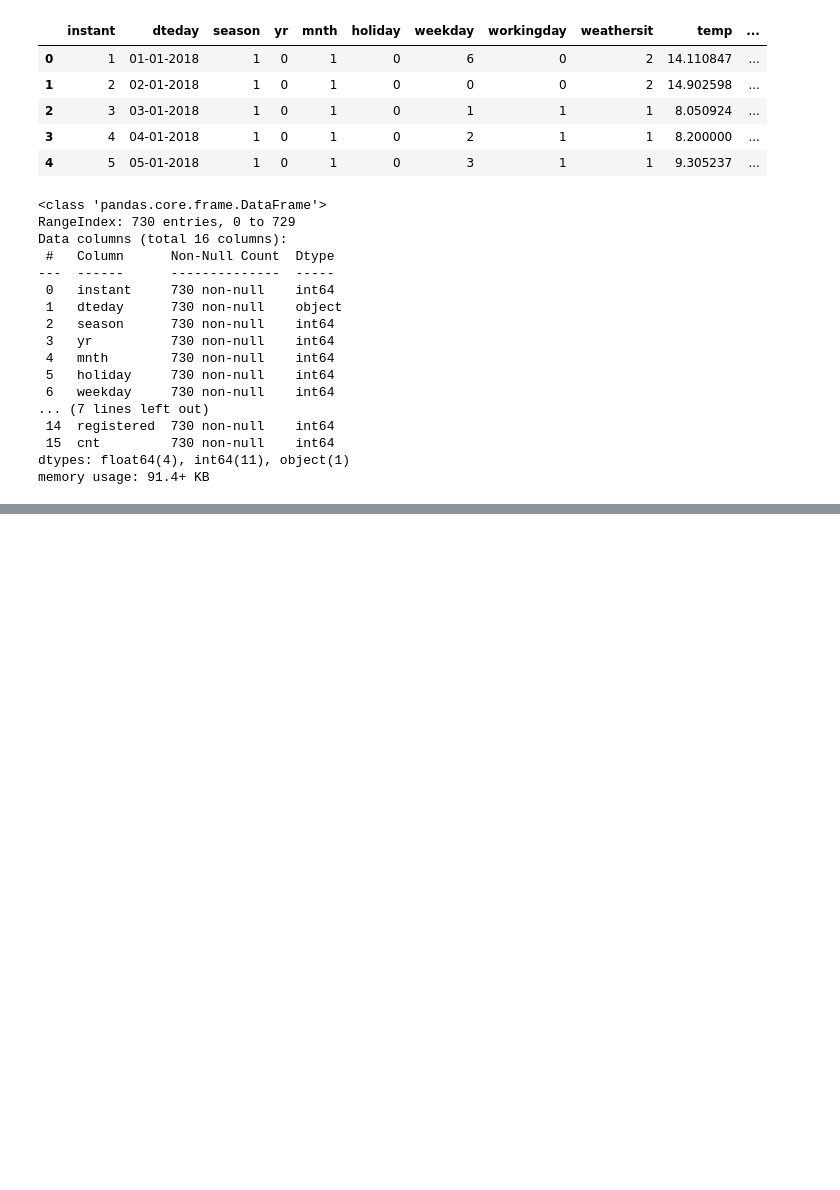
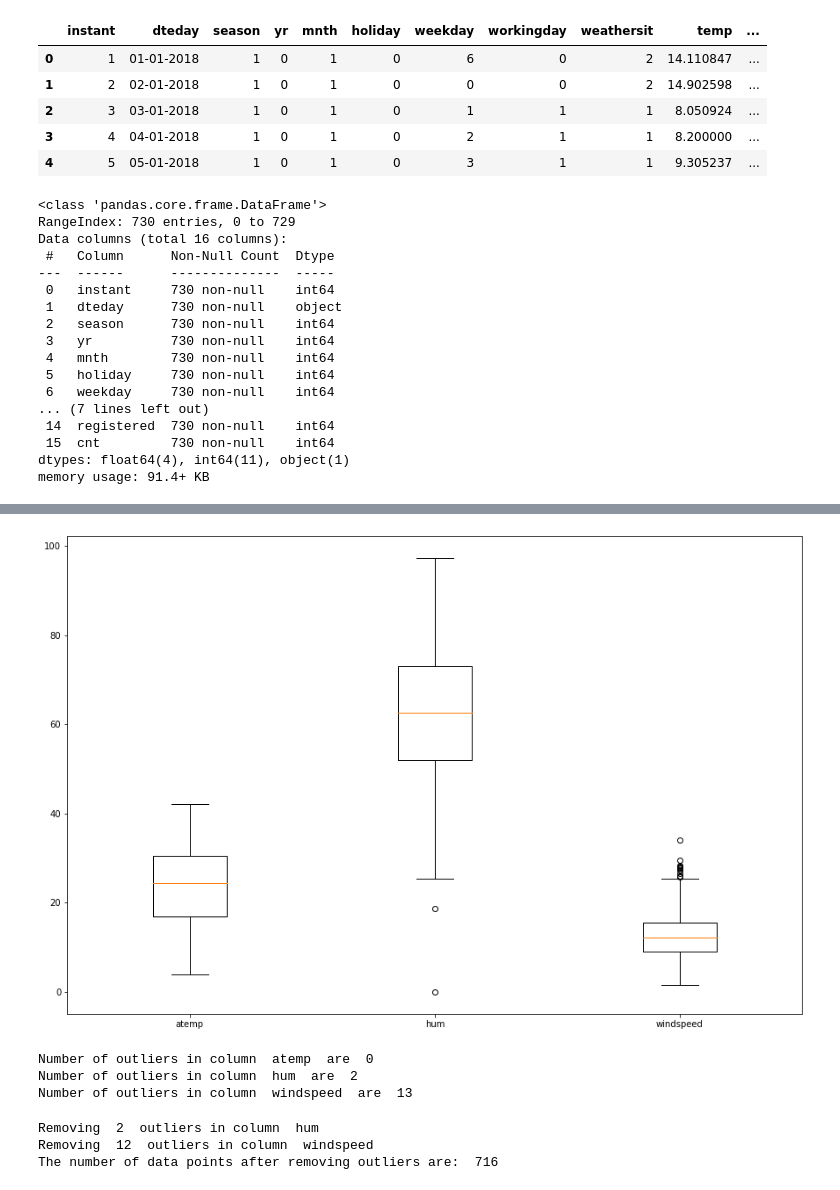
Before and after one commit to kvc0608/Bike-sharing, a Jupyter notebook: Anirudh_KVC.ipynb, the cells around one changed output, grey strips where cells are left out. Saved outputs shown, nothing was run; the diff lists cells and outputs as text; code cells hidden in the pictures; blank space fills up the shorter version.

```diff
--- a/Anirudh_KVC.ipynb
+++ b/Anirudh_KVC.ipynb
@@ -60,0 +75,62 @@ bike_data.describe()
+# %%
+# From the heatmap, it can be inferred that temp and atemp are highly correlated. So one of them can be dropped as they are dependent on each other
+# Bikes demand is mostly dependant on atemp,year,season
+# Dropping temp as atemp is more relevant because it is the temperature that the user feels
+# It can be seen that even season and month are coorelated as they are dependant i.e you can predict the season from the month of the year
+# Retaining season and dropping month as it is highly corelated to the output
+bike_data.drop(["temp","mnth"],axis=1,inplace=True)
+# %%
+# Listing down the set of variables
+# a) Ordered categorical
+    # 1) year
+    # 2) weekday
+ordered_cat = ["year","weekday"] # ordered categorical columns
+# b) Unordered categorical
+    # 1) holiday
+    # 2) working day
+    # 3) weathersit
+unordered_cat = ["holiday","working day","weathersit"] # unordered categorical columns
+# c) Numerical
+    # 1) atemp
+    # 2) hum
+    # 3) windspeed
+num_columns = ["atemp","hum","windspeed"] # numerical columns
+# d) Cyclic variables
+ # 1) season
+# %%
+# Plotting box plot for numerical variables
+plt.figure(figsize=(15,10))
+plt.boxplot(bike_data[num_columns],labels=num_columns)
+plt.show()
+# %% [output]
+[figure, added]
+# %%
+# It can be seen that variables hum and windspeed have outliers as per the standard outlier definition
+# Checking the number of outliers
+quantiles = bike_data[num_columns].quantile([0.25,0.75])
+for i in num_columns:
+    iqr = quantiles.loc[0.75,i]- quantiles.loc[0.25,i]
+    lower_range = quantiles.loc[0.25,i] - 1.5*iqr
+    upper_range = quantiles.loc[0.75,i] + 1.5*iqr
+    outliers = bike_data[(bike_data[i]<lower_range) | (bike_data[i]>upper_range)][i]
+    print("Number of outliers in column ",i," are ",len(outliers))
+# %% [output]
+Number of outliers in column  atemp  are  0
+Number of outliers in column  hum  are  2
+Number of outliers in column  windspeed  are  13
+# %%
+# As the number of outliers are significantly less compared to the length of data, they can be removed
+# Removing the outliers
+for i in num_columns:
+    iqr = quantiles.loc[0.75,i]- quantiles.loc[0.25,i]
+    lower_range = quantiles.loc[0.25,i] - 1.5*iqr
+    upper_range = quantiles.loc[0.75,i] + 1.5*iqr
+    outliers = bike_data[(bike_data[i]<lower_range) | (bike_data[i]>upper_range)][i]
+    if len(outliers)>0:
+        print("Removing ", len(outliers), " outliers in column ",i)
+        bike_data = bike_data[(bike_data[i]>lower_range) & (bike_data[i]<upper_range)]
+print("The number of data points after removing outliers are: ",len(bike_data))
+# %% [output]
+Removing  2  outliers in column  hum
+Removing  12  outliers in column  windspeed
+The number of data points after removing outliers are:  716
```
Also changed, not shown: parts of 15 cells of this notebook.
